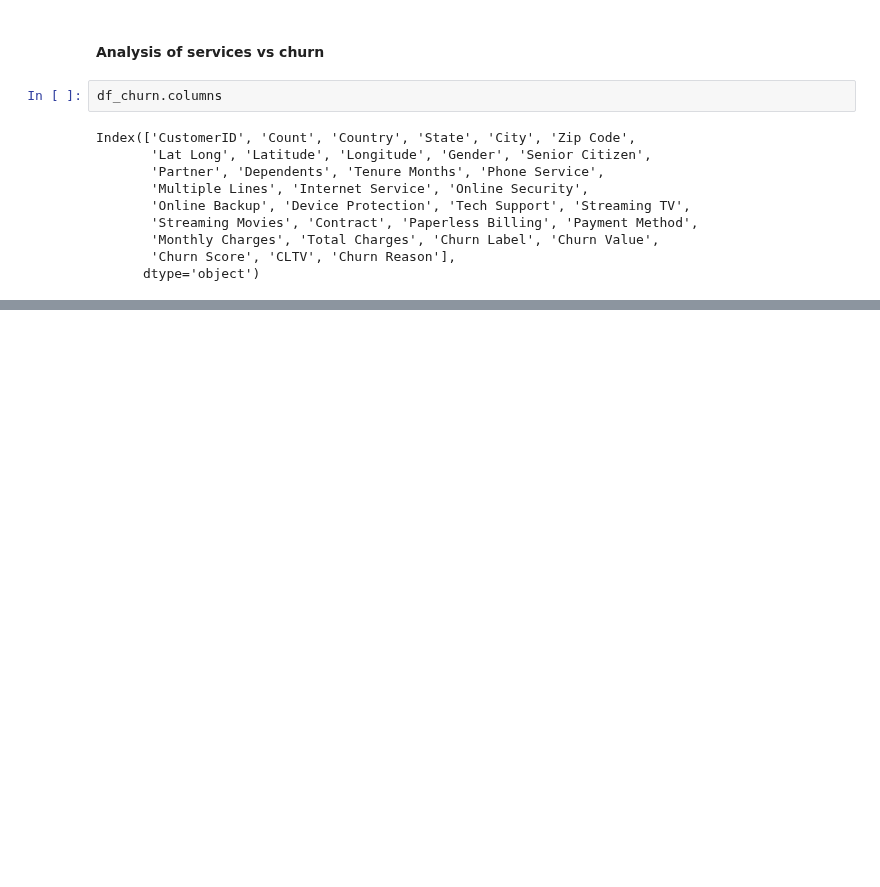
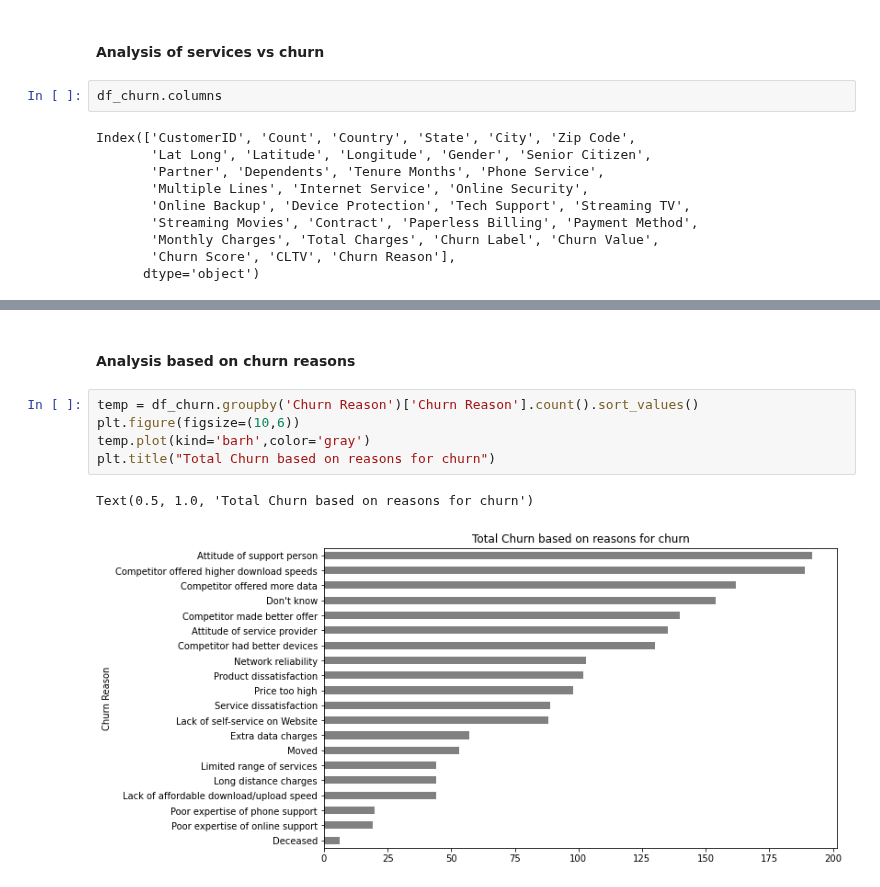
Before and after one commit to dvanheeswijk/Springboard, a Jupyter notebook: Capstone_3/Capstone 3 - EDA.ipynb, the cells around one changed output, grey strips where cells are left out. Drawn from its saved outputs; the diff is of its cells as text; blank space fills up the shorter version.

```diff
--- a/Capstone_3/Capstone 3 - EDA.ipynb
+++ b/Capstone_3/Capstone 3 - EDA.ipynb
@@ -137,0 +184,10 @@ Index(['CustomerID', 'Count', 'Country', 'State', 'City', 'Zip Code',
+# %% [markdown]
+#### Analysis based on churn reasons
+# %%
+temp = df_churn.groupby('Churn Reason')['Churn Reason'].count().sort_values()
+plt.figure(figsize=(10,6))
+temp.plot(kind='barh',color='gray')
+plt.title("Total Churn based on reasons for churn")
+# %% [output]
+Text(0.5, 1.0, 'Total Churn based on reasons for churn')
+[figure, added]
```
Also changed, not shown: parts of 9 cells of this notebook.
